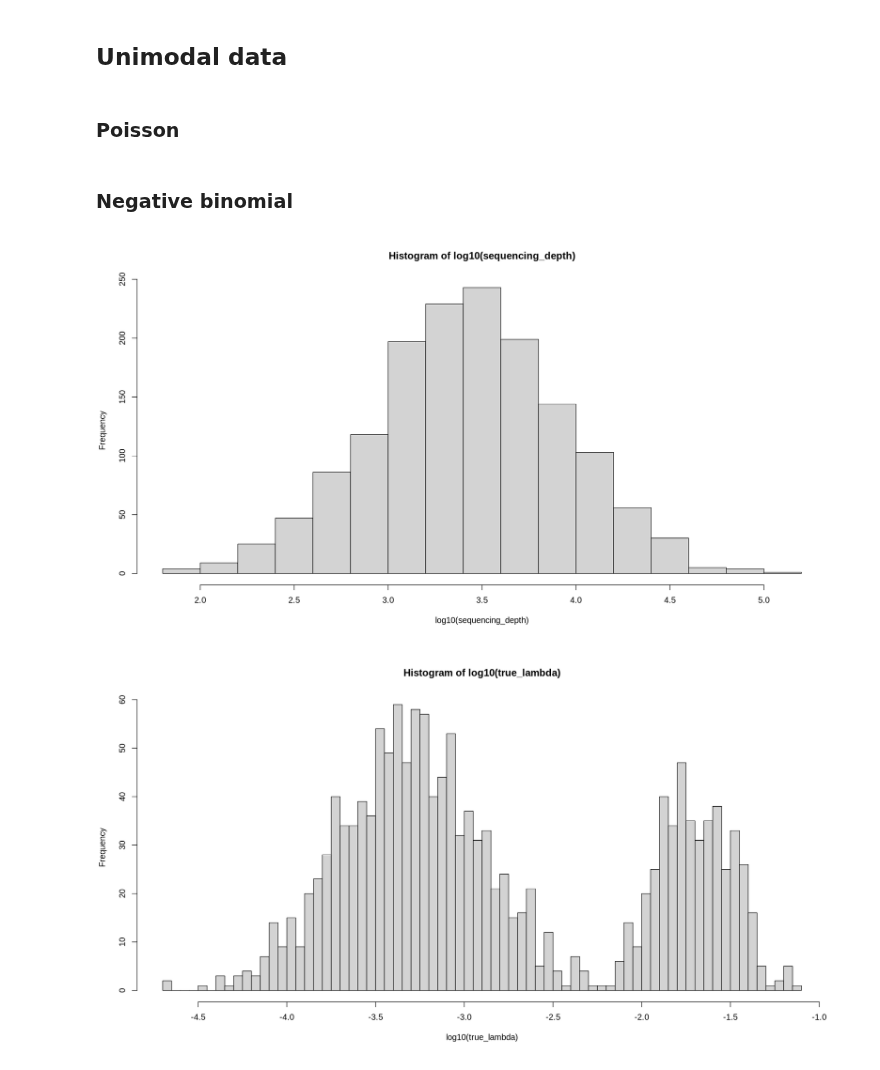
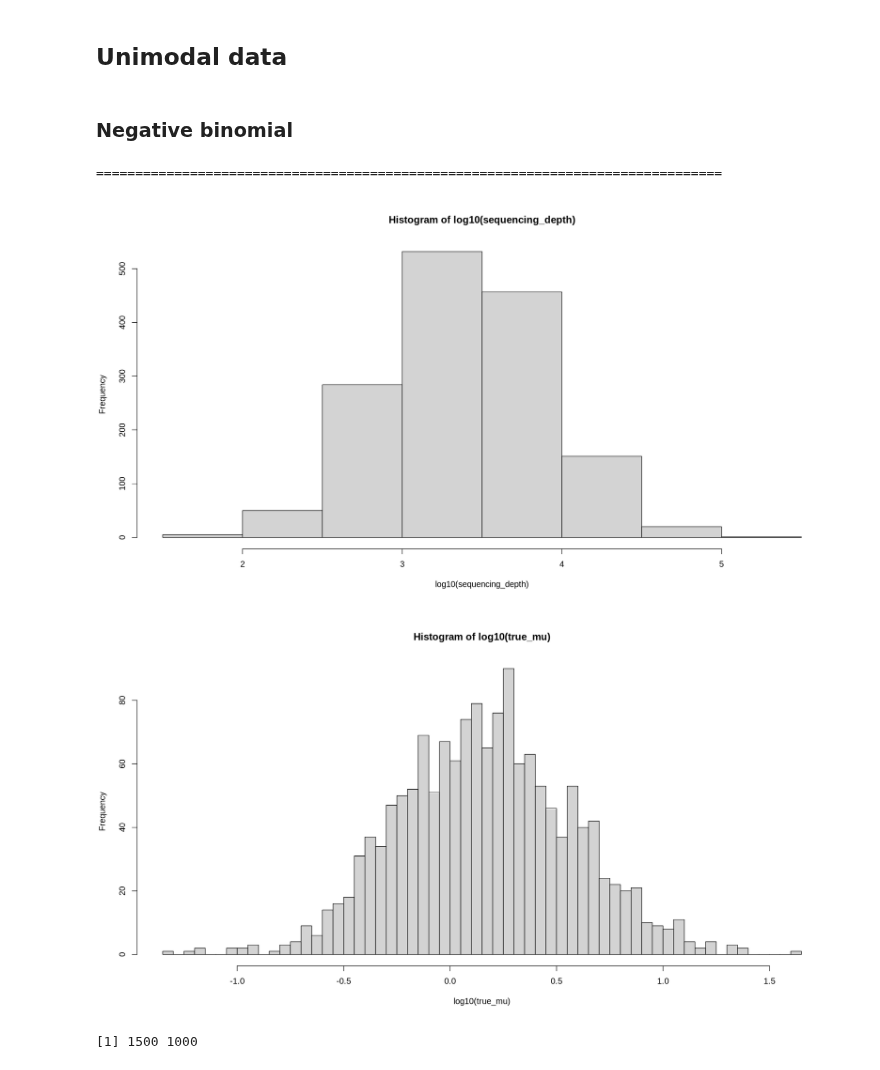
Before and after one commit to AndreMacedo88/Notebooks-Research, a Jupyter notebook: Bioinfo/Transcriptomics/generate_realistic_single-cell_count_data_r.ipynb, the cells around one changed output. Cells and saved outputs as stored; diff of their text form; code cells hidden in the pictures.

Commit message:
feat: :alembic: generate n_cells x n_genes negative binomial distributed count data

```diff
--- a/Bioinfo/Transcriptomics/generate_realistic_single-cell_count_data_r.ipynb
+++ b/Bioinfo/Transcriptomics/generate_realistic_single-cell_count_data_r.ipynb
@@ -305,43 +430,52 @@ summary(filtered_fit_results)
 # %% [markdown]
 ## Unimodal data
-# %% [markdown]
-### Poisson
 # %% [markdown]
 ### Negative binomial
 # %%
 # Number of genes to simulate
-n_genes <- 10000
+n_genes <- 1000
 
 # Create gene-specific mean expressions and dispersions
-gene_means <- 10^rnorm(n_genes, -3.3, .4)
+gene_means <- rgamma(n_genes, shape = 0.28, rate = 0.26)
 gene_dispersion <- 1 / (10^rnorm(n_genes, 1.2, 1.15)) # Different dispersions per gene
 
 # Number of cells to simulate
 n_cells <- 1500
 
-# Dispersion parameter
-theta <- 3
 
 # Get log-normally distributed total number of RNA molecules sequenced per cell (library size or sequencing depth)
 # Log-normal guarantees non-negative counts and a tapering down in density for higher counts
 # We first set average library size and standard deviation
 mean_size <- 2500
 std_size <- 0.5
 sequencing_depth <- round(10^rnorm(n_cells, log10(mean_size), std_size))
 hist(log10(sequencing_depth))
 
-# Simulate the true expression rate for each cell
-mean_rate <- -3.3 # corresponds to expression rate around 10^(-3.3) = 0.0005
-std_rate <- 0.4
-true_lambda <- 10^rnorm(n_cells, mean_rate, std_rate)
-hist(log10(true_lambda), 100)
+counts <- matrix(0, nrow = n_cells, ncol = n_genes)
+pb <- txtProgressBar(min = 0, max = n_genes, initial = 0)
+for (gene in 1:n_genes) {
+    setTxtProgressBar(pb, gene) # Set a progress bar
+    # Simulate the true expression rate for each cell
+    mean_rate <- gene_means[gene] # corresponds to expression rate around 10^(mean_rate)
+    std_rate <- 0.4
+    true_mu <- 10^rnorm(n_cells, mean_rate, std_rate)
 
-# Simulate the observed read counts per cell as a poisson process
-# The expected count for each cell is proportional to the true expression rate and the sequencing depth
-counts <- rnbinom(n_cells, size = theta, mu = true_lambda * sequencing_depth)
+
+    # Simulate the observed read counts per cell as a poisson process
+    # The expected count for each cell is proportional to the true expression rate and the sequencing depth
+    counts[, gene] <- rnbinom(n_cells, size = gene_dispersion[gene], mu = true_mu * sequencing_depth)
+    close(pb) # Close the progress bar
+}
+
 # Normalize the expression counts per cell and log-transform them
-counts_normalized <- log10(counts / sequencing_depth + 1e-4)
-hist(counts_normalized)
+counts_lognormalized <- log10(counts / sequencing_depth + 1e-4)
+
+# Check some variables
+hist(log10(true_mu), 100) # biological mean expression rate of the last gene
+hist(counts_lognormalized[, n_genes]) # Check the last gene expression profile for all cells
+dim(counts_lognormalized)
 # %% [output]
+================================================================================
-[figure, old version]
+[figure, new version]
-[figure, old version]
+[figure, new version]
+[1] 1500 1000
```
Also changed, not shown: parts of 14 cells of this notebook.
